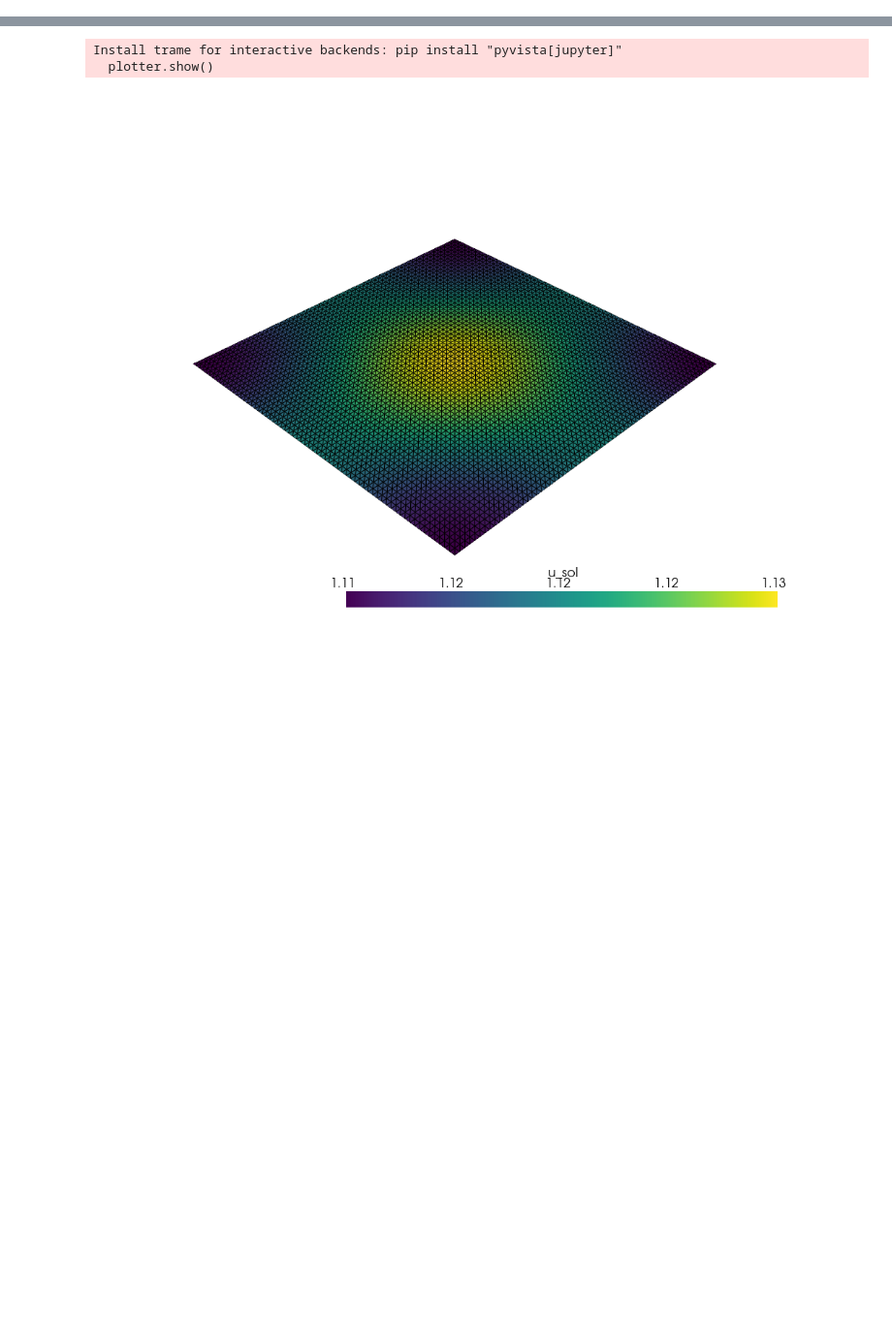
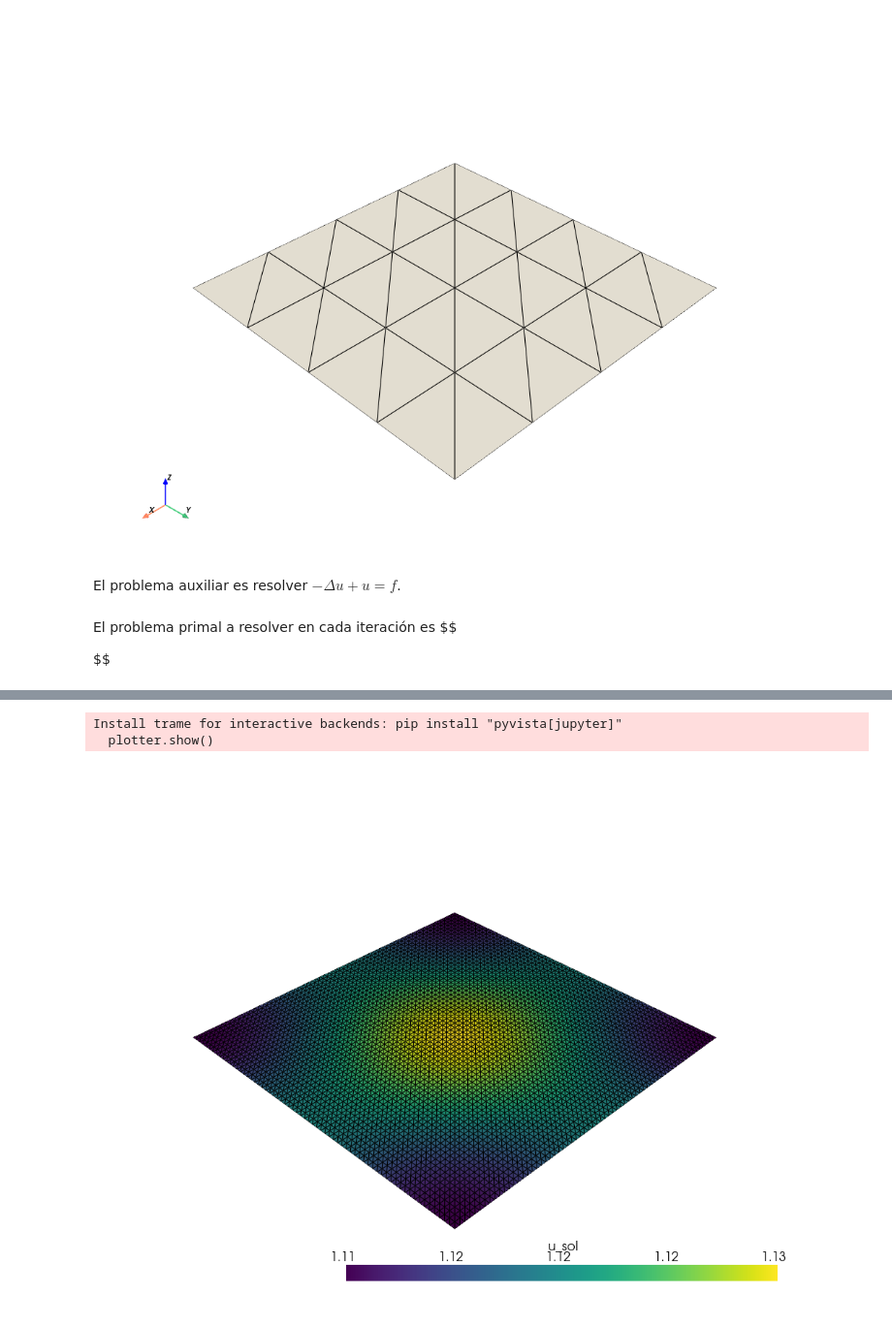
Before and after one commit to gato1108/Proyecto-IMT3130, a Jupyter notebook: dr_solver.ipynb, the cells around one changed output, grey strips where cells are left out. Shown at 97% size. Saved outputs shown, nothing was run; the diff lists cells and outputs as text; code cells hidden in the pictures; blank space fills up the shorter version.

```diff
--- a/dr_solver.ipynb
+++ b/dr_solver.ipynb
@@ -39,3 +39,30 @@ except ImportError:
 
 comm = MPI.COMM_WORLD
 rank = comm.rank
+# %%
+import numpy as np
+from mpi4py import MPI
+import ufl
+from dolfinx import fem, mesh, io, plot
+from dolfinx.fem.petsc import LinearProblem
+from ufl import dx, grad, dot
+import pyvista
+
+pyvista.set_jupyter_backend("static")
+# %%
+# Crear Dominio
+nx = 4
+ny = 4
+dominio = mesh.create_unit_square(MPI.COMM_WORLD, nx, ny, mesh.CellType.triangle)
+
+# Ver Dominio
+topology, cell_types, geometry = plot.vtk_mesh(dominio)
+
+grid = pyvista.UnstructuredGrid(topology, cell_types, geometry)
+
+plotter = pyvista.Plotter()
+plotter.add_mesh(grid, show_edges=True, color="white")
+plotter.show_axes()
+plotter.show()
+# %% [output]
+[figure, added]
@@ -41,0 +83,2 @@ rank = comm.rank
+# %% [markdown]
+El problema auxiliar es resolver $-\Delta u +u =f$.
@@ -41,0 +103,5 @@ rank = comm.rank
+# %% [markdown]
+El problema primal a resolver en cada iteración es
+$$
+
+$$
```
Also changed, not shown: parts of 8 cells of this notebook, 13 other files.
